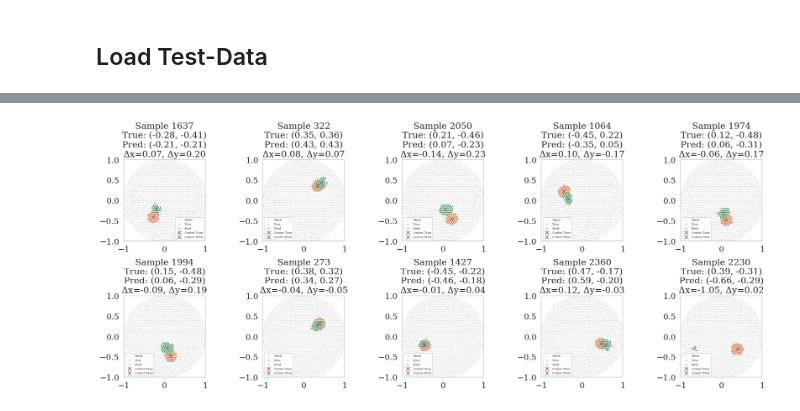
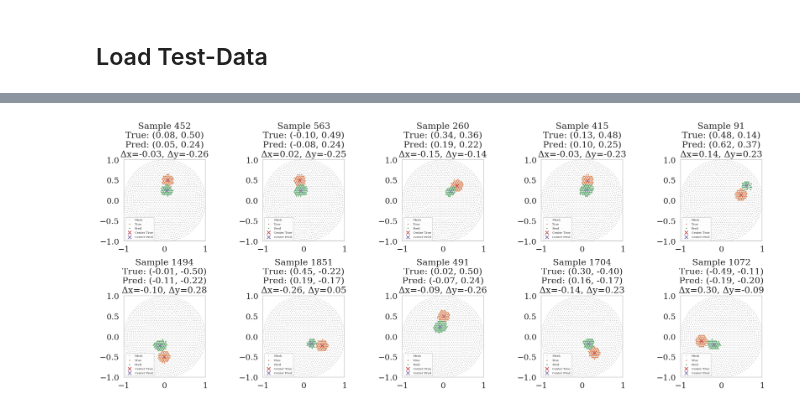
Before and after one commit to Peer076/Master-Thesis-EIT, a Jupyter notebook: LSTM_Training_sim.ipynb, the cells around one changed output, grey strips where cells are left out. Drawn from its saved outputs; the diff is of its cells as text; code cells hidden in the pictures.

Commit message:
added deviation plotting

```diff
--- a/LSTM_Training_sim.ipynb
+++ b/LSTM_Training_sim.ipynb
@@ -124,6 +125,6 @@ Model: "lstm_mapper"
  Trainable params: 22,082 (86.26 KB)
  Non-trainable params: 0 (0.00 B)
 # %%
-history_mapper = lstm_mapper.fit(v_train_seq, z_train, epochs=30, batch_size=8, validation_split = 0.1)
+history_mapper = lstm_mapper.fit(v_train_seq, z_train, epochs=100, batch_size=8, validation_split = 0.1)
 # %% [output]
 Epoch 1/30
@@ -240,11 +241,11 @@ plot_random_deviations(mesh_obj, gamma_test, gamma_pred, num_samples=10, threshh
 # %% [markdown]
 ## Load Test-Data
 # %%
-voltage_test_sim, gamma_test_sim , _ = load_sim_data("data40")
+voltage_test_sim, gamma_test_sim , _ = load_sim_data("data43")
 voltage_test_normalized = (voltage_test_sim - np.mean(voltage_test_sim, axis=0)) / np.std(voltage_test_sim, axis=0)
 voltage_test = voltage_test_normalized.reshape(-1, 32, 32, 1)
-gamma_test = gamma_test_sim.reshape(-1, 2840, 1)
+gamma_true = gamma_test_sim.reshape(-1, 2840, 1)
 # %%
-voltage_test_seq, gamma_test_seq = seq_data(voltage_test, gamma_test, n_seg=4)
+voltage_test_seq, gamma_test_seq = seq_data(voltage_test, gamma_true, n_seg=4)
 voltage_test_seq.shape, gamma_test_seq.shape
 # %% [output]
@@ -252,4 +253,4 @@ voltage_test_seq.shape, gamma_test_seq.shape
 # %%
 pred_latent = lstm_mapper.predict(voltage_test_seq)
-gamma_pred = vae.decoder.predict(pred_latent).reshape(-1, 2840)
+gamma_pred_test = vae.decoder.predict(pred_latent).reshape(-1, 2840)
 # %% [output]
@@ -259,4 +259,4 @@ gamma_pred = vae.decoder.predict(pred_latent).reshape(-1, 2840)
 # %%
-plot_random_deviations(mesh_obj, gamma_test, gamma_pred, num_samples=10, threshhold=0.5)
+plot_random_deviations(mesh_obj, gamma_true, gamma_pred_test, num_samples=10, threshhold=0.5)
 # %% [output]
-[figure, old version]
+[figure, new version]
```
Also changed, not shown: parts of 15 cells of this notebook, 5 other files.
